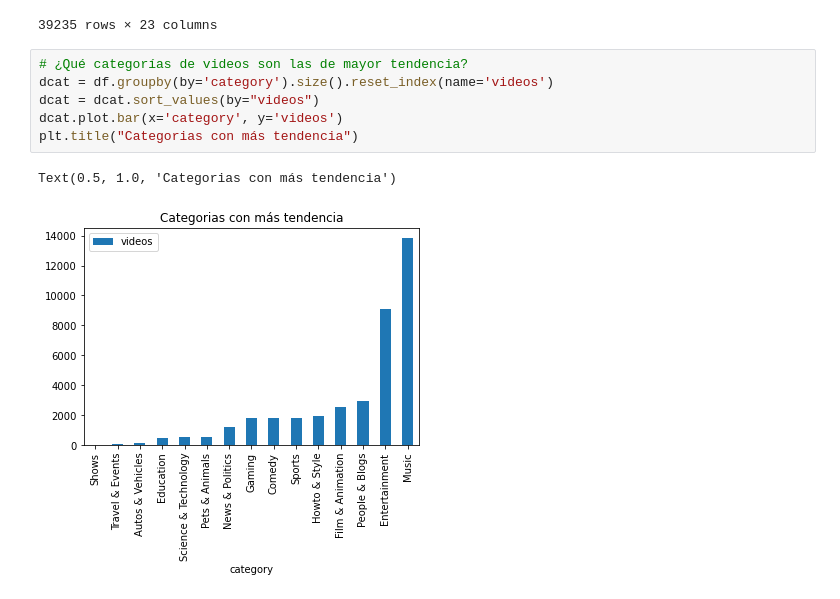
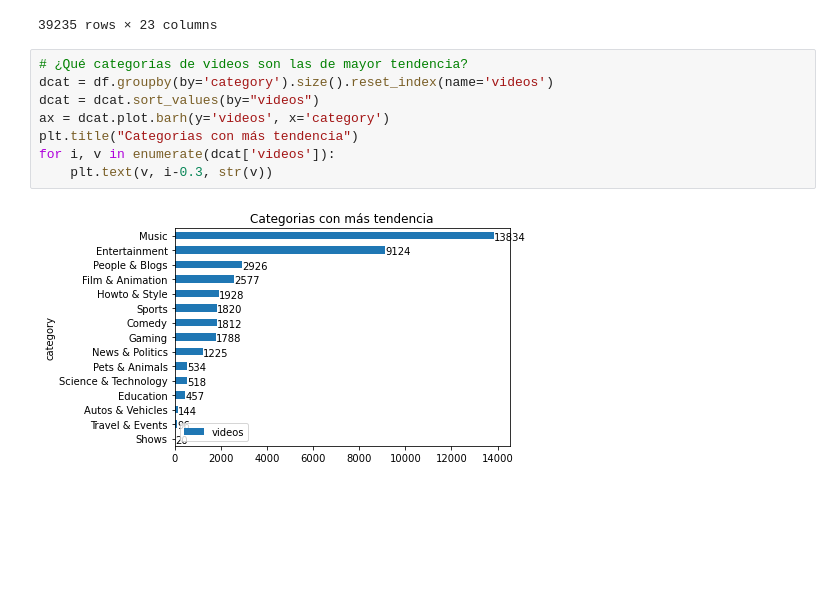
Before and after one commit to GGonzalesD/EB-2021-1-CC51, a Jupyter notebook: code/TF_Administracion_de_la_informacion_2.ipynb, the cells around one changed output. Cells and saved outputs as stored; diff of their text form; blank space fills up the shorter version.

```diff
--- a/code/TF_Administracion_de_la_informacion_2.ipynb
+++ b/code/TF_Administracion_de_la_informacion_2.ipynb
@@ -36,12 +36,13 @@ df
 # %%
 # ¿Qué categorías de videos son las de mayor tendencia?
 dcat = df.groupby(by='category').size().reset_index(name='videos')
 dcat = dcat.sort_values(by="videos")
-dcat.plot.bar(x='category', y='videos')
+ax = dcat.plot.barh(y='videos', x='category')
 plt.title("Categorias con más tendencia")
+for i, v in enumerate(dcat['videos']):
+    plt.text(v, i-0.3, str(v))
 # %% [output]
-Text(0.5, 1.0, 'Categorias con más tendencia')
-[figure, old version]
+[figure, new version]
 # %%
 # ¿Qué categorías de videos son los que más gustan? ¿Y las que menos gustan?
 
```
Also changed, not shown: parts of 9 cells of this notebook.
